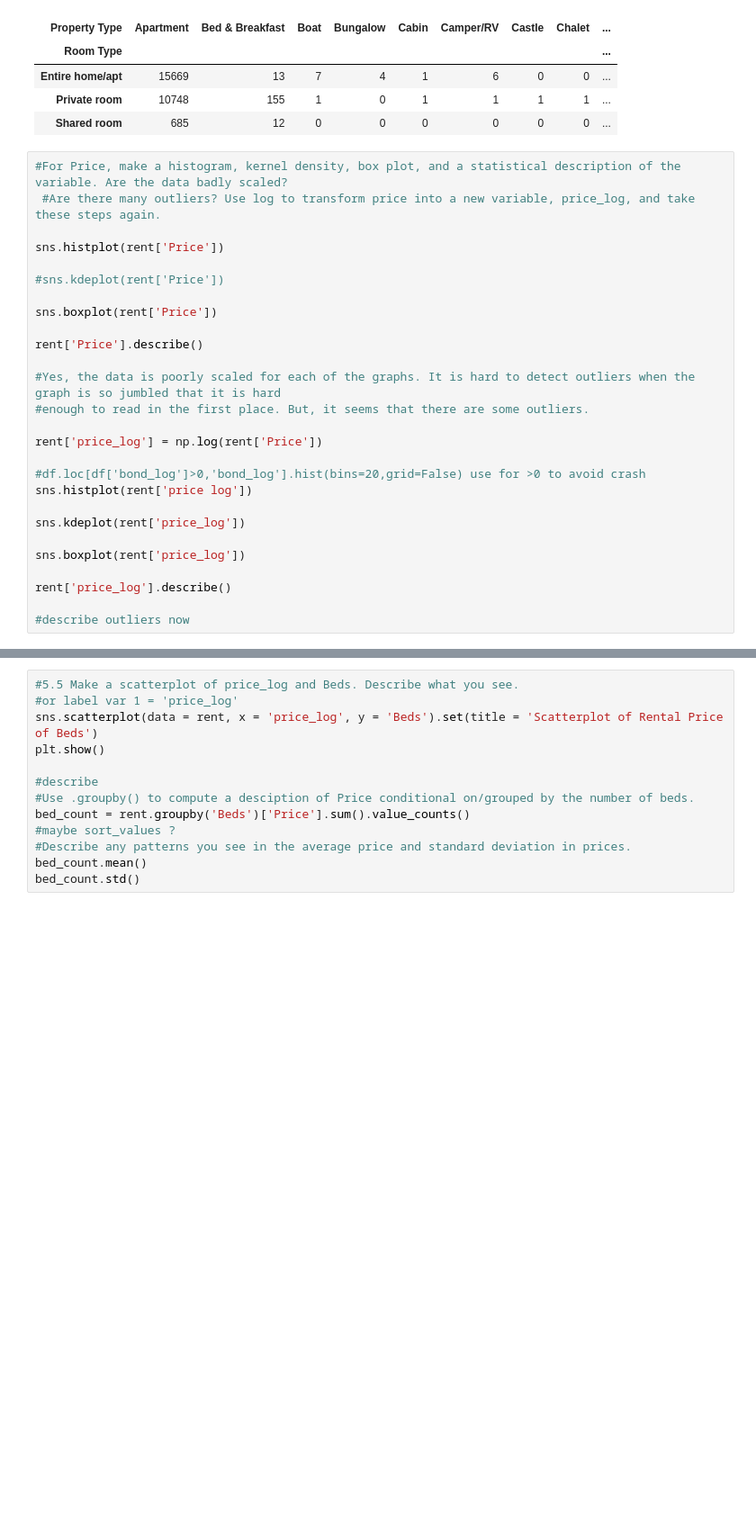
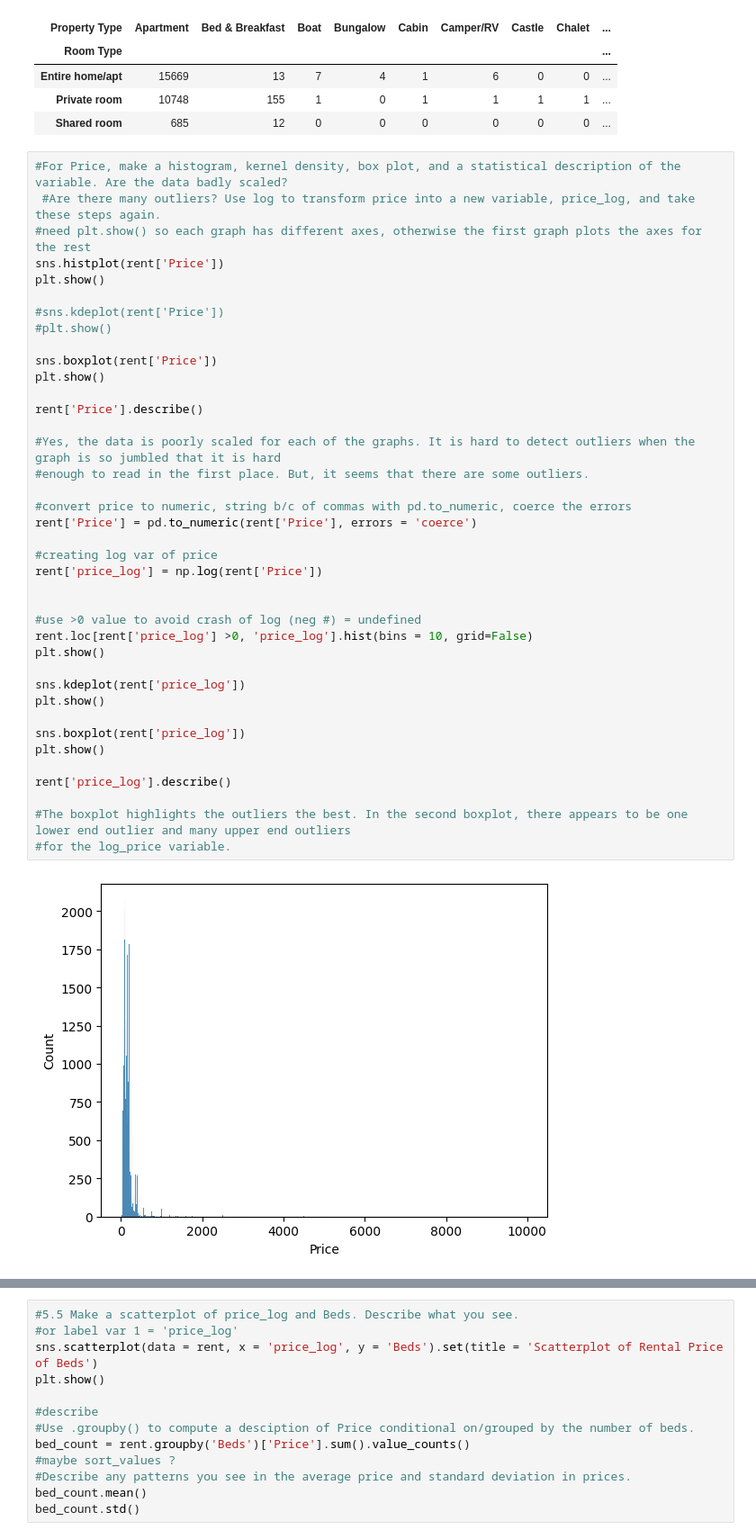
Before and after one commit to kyleegit27/EDA, a Jupyter notebook: assignment/assignment.ipynb, the cells around one changed output, grey strips where cells are left out. Shown: that part at 90% size. Saved outputs shown, nothing was run; the diff lists cells and outputs as text; blank space fills up the shorter version.

Commit message:
updated error w question 3

```diff
--- a/assignment/assignment.ipynb
+++ b/assignment/assignment.ipynb
@@ -239,28 +240,41 @@ room_property
 # %%
 #For Price, make a histogram, kernel density, box plot, and a statistical description of the variable. Are the data badly scaled?
  #Are there many outliers? Use log to transform price into a new variable, price_log, and take these steps again.
-
+#need plt.show() so each graph has different axes, otherwise the first graph plots the axes for the rest
 sns.histplot(rent['Price'])
+plt.show()
 
 #sns.kdeplot(rent['Price'])
+#plt.show()
 
 sns.boxplot(rent['Price'])
+plt.show()
 
 rent['Price'].describe()
 
 #Yes, the data is poorly scaled for each of the graphs. It is hard to detect outliers when the graph is so jumbled that it is hard
 #enough to read in the first place. But, it seems that there are some outliers.
 
+#convert price to numeric, string b/c of commas with pd.to_numeric, coerce the errors
+rent['Price'] = pd.to_numeric(rent['Price'], errors = 'coerce')
+
+#creating log var of price
 rent['price_log'] = np.log(rent['Price'])
 
-#df.loc[df['bond_log']>0,'bond_log'].hist(bins=20,grid=False) use for >0 to avoid crash
-sns.histplot(rent['price log'])
+
+#use >0 value to avoid crash of log (neg #) = undefined
+rent.loc[rent['price_log'] >0, 'price_log'].hist(bins = 10, grid=False)
+plt.show()
 
 sns.kdeplot(rent['price_log'])
+plt.show()
 
 sns.boxplot(rent['price_log'])
+plt.show()
 
 rent['price_log'].describe()
 
-#describe outliers now
+#The boxplot highlights the outliers the best. In the second boxplot, there appears to be one lower end outlier and many upper end outliers
+#for the log_price variable.
 # %% [output]
+[figure, new version]
```
Also changed, not shown: parts of 3 cells of this notebook.
